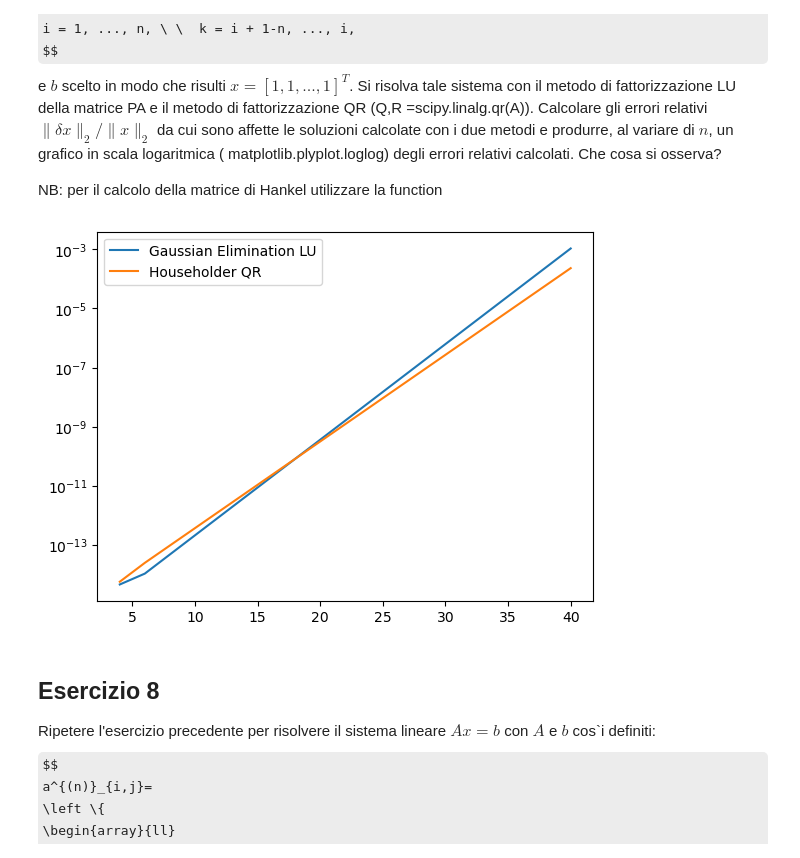
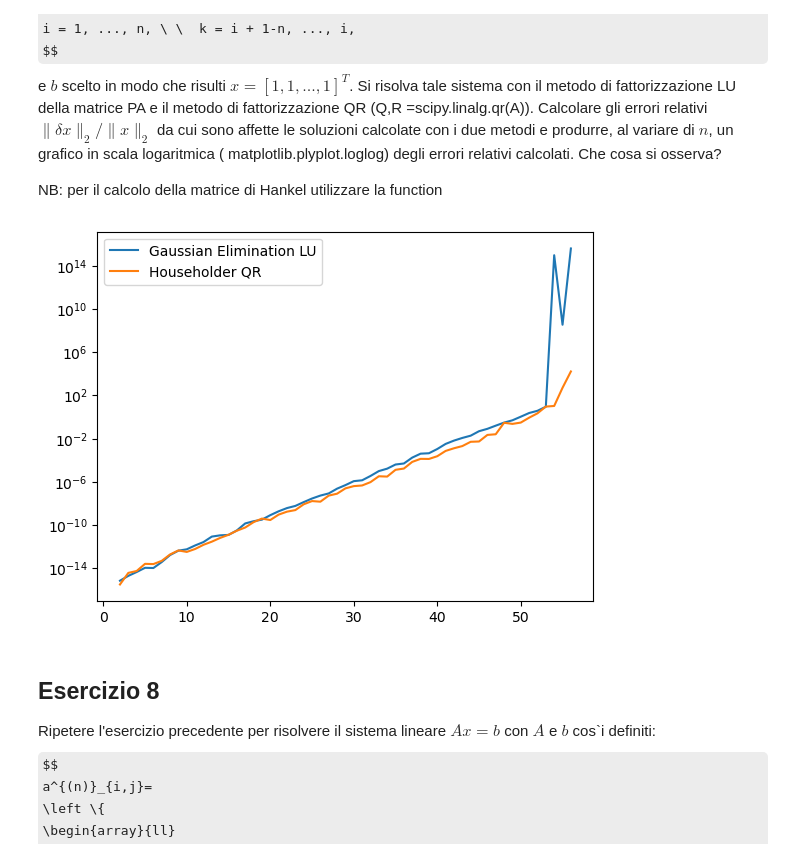
Before and after one commit to KeegTheBoi/metodi_numerici_es, a Jupyter notebook: Lecture 8/Esercitazione23_Aprile_2024.ipynb, the cells around one changed output. Saved outputs shown, nothing was run; the diff lists cells and outputs as text; code cells hidden in the pictures; some formulas as TeX source.

```diff
--- a/Lecture 8/Esercitazione23_Aprile_2024.ipynb
+++ b/Lecture 8/Esercitazione23_Aprile_2024.ipynb
@@ -383,11 +383,11 @@ def show_relative_errors(n, A, methods):
     plt.legend(methods.keys())
     plt.show()
 # %%
-n = np.array([4, 6, 40])
+n = np.arange(2, 57)
 methods: dict = {'Gaussian Elimination LU':sys.LU_solve, 'Householder QR': sys.QR_solve}
 show_relative_errors(n, Hankel, methods)
 # %% [output]
-[figure, old version]
+[figure, new version]
 # %% [markdown]
 ## Esercizio 8
 
```
Also changed, not shown: parts of 1 cell of this notebook, 9 other files.
